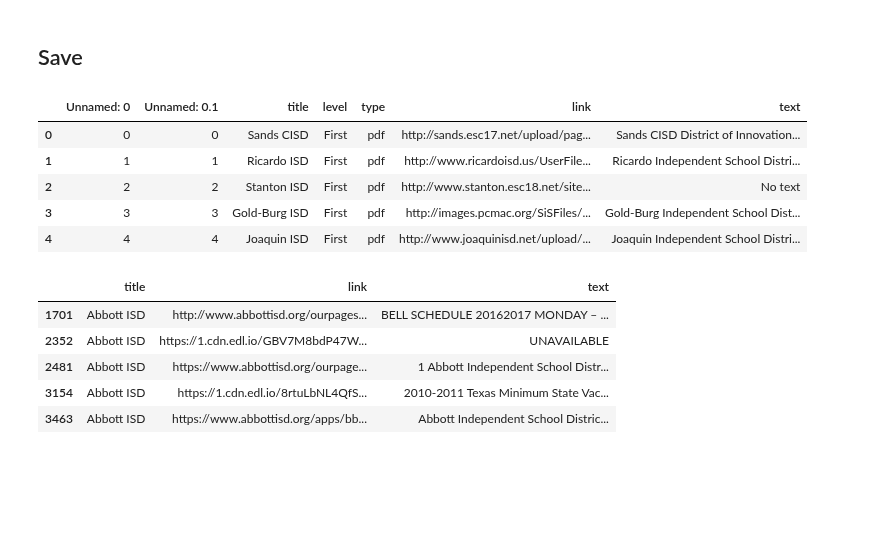
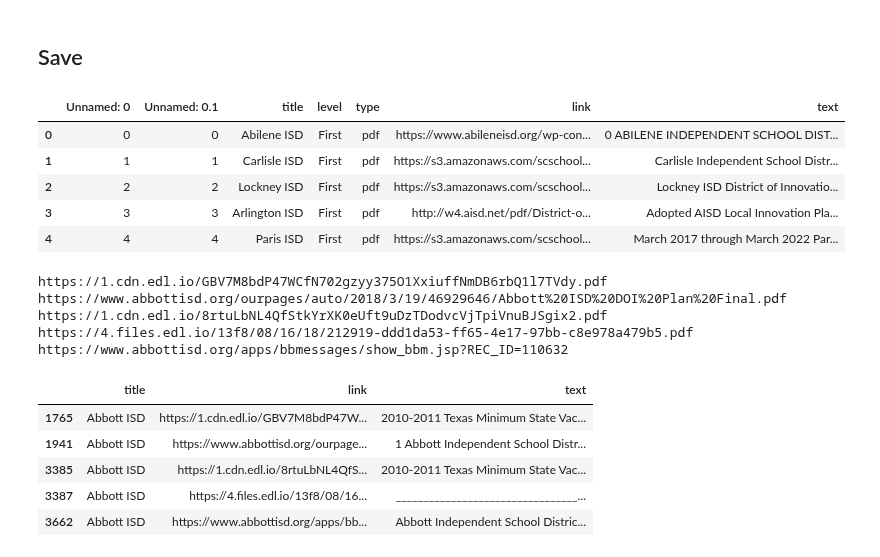
Before and after one commit to KylieLAnglin/dofis, a Jupyter notebook: data_from_plans/02_clean_document_text.ipynb, the cells around one changed output. Cells and saved outputs as stored; diff of their text form; code cells hidden in the pictures; blank space fills up the shorter version.

```diff
--- a/data_from_plans/02_clean_document_text.ipynb
+++ b/data_from_plans/02_clean_document_text.ipynb
@@ -160,23 +159,30 @@ if test_sample == False:
 # %%
-links = pd.read_csv(os.path.join(data_path, 'text_scraped.csv'))
+links = pd.read_csv(os.path.join( '..', '..', 'data', 'plans', 'text_scraped.csv'))
 links.head()
 # %% [output]
 |  | Unnamed: 0 | Unnamed: 0.1 | title | level | type | link | text |
-| 0 | 0 | 0 | Sands CISD | First | pdf | http://sands.esc17.net/upload/pag... | Sands CISD District of Innovation... |
-| 1 | 1 | 1 | Ricardo ISD | First | pdf | http://www.ricardoisd.us/UserFile... | Ricardo Independent School Distri... |
-| 2 | 2 | 2 | Stanton ISD | First | pdf | http://www.stanton.esc18.net/site... | No text |
-| 3 | 3 | 3 | Gold-Burg ISD | First | pdf | http://images.pcmac.org/SiSFiles/... | Gold-Burg Independent School Dist... |
-| 4 | 4 | 4 | Joaquin ISD | First | pdf | http://www.joaquinisd.net/upload/... | Joaquin Independent School Distri... |
+| 0 | 0 | 0 | Abilene ISD | First | pdf | https://www.abileneisd.org/wp-con... | 0 ABILENE INDEPENDENT SCHOOL DIST... |
+| 1 | 1 | 1 | Carlisle ISD | First | pdf | https://s3.amazonaws.com/scschool... | Carlisle Independent School Distr... |
+| 2 | 2 | 2 | Lockney ISD | First | pdf | https://s3.amazonaws.com/scschool... | Lockney ISD District of Innovatio... |
+| 3 | 3 | 3 | Arlington ISD | First | pdf | http://w4.aisd.net/pdf/District-o... | Adopted AISD Local Innovation Pla... |
+| 4 | 4 | 4 | Paris ISD | First | pdf | https://s3.amazonaws.com/scschool... | March 2017 through March 2022 Par... |
 # %%
 snippet = links[(links.title == "Abbott ISD")][['title', 'link', 'text']].sort_values(by = 'title')
+for link in snippet.link:
+    print(link)
 snippet
 # %% [output]
+https://1.cdn.edl.io/GBV7M8bdP47WCfN702gzyy375O1XxiuffNmDB6rbQ1l7TVdy.pdf
+https://www.abbottisd.org/ourpages/auto/2018/3/19/46929646/Abbott%20ISD%20DOI%20Plan%20Final.pdf
+https://1.cdn.edl.io/8rtuLbNL4QfStkYrXK0eUft9uDzTDodvcVjTpiVnuBJSgix2.pdf
+https://4.files.edl.io/13f8/08/16/18/212919-ddd1da53-ff65-4e17-97bb-c8e978a479b5.pdf
+https://www.abbottisd.org/apps/bbmessages/show_bbm.jsp?REC_ID=110632
 |  | title | link | text |
-| 1701 | Abbott ISD | http://www.abbottisd.org/ourpages... | BELL SCHEDULE 2016­2017 MONDAY – ... |
-| 2352 | Abbott ISD | https://1.cdn.edl.io/GBV7M8bdP47W... | UNAVAILABLE |
-| 2481 | Abbott ISD | https://www.abbottisd.org/ourpage... | 1 Abbott Independent School Distr... |
-| 3154 | Abbott ISD | https://1.cdn.edl.io/8rtuLbNL4QfS... | 2010-2011 Texas Minimum State Vac... |
-| 3463 | Abbott ISD | https://www.abbottisd.org/apps/bb... | Abbott Independent School Distric... |
+| 1765 | Abbott ISD | https://1.cdn.edl.io/GBV7M8bdP47W... | 2010-2011 Texas Minimum State Vac... |
+| 1941 | Abbott ISD | https://www.abbottisd.org/ourpage... | 1 Abbott Independent School Distr... |
+| 3385 | Abbott ISD | https://1.cdn.edl.io/8rtuLbNL4QfS... | 2010-2011 Texas Minimum State Vac... |
+| 3387 | Abbott ISD | https://4.files.edl.io/13f8/08/16... | _________________________________... |
+| 3662 | Abbott ISD | https://www.abbottisd.org/apps/bb... | Abbott Independent School Distric... |
 # %%
 texts = []
 for text in snippet.text:
```
Also changed, not shown: parts of 7 cells of this notebook, 1 other file.
